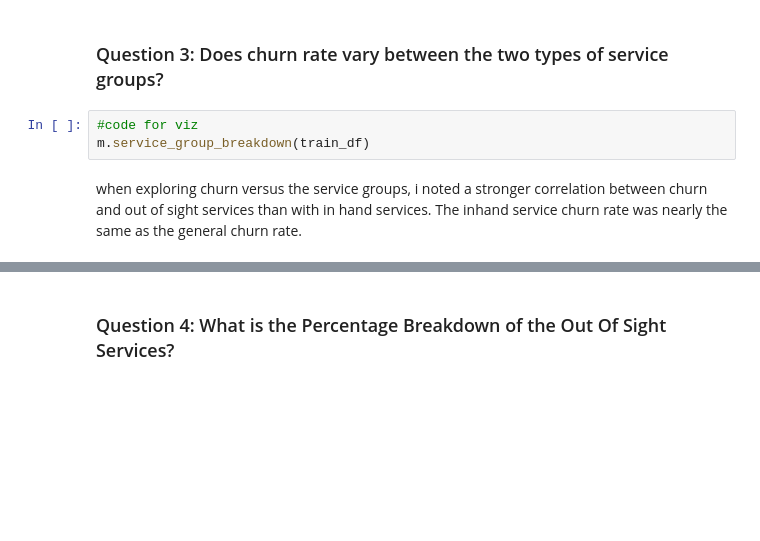
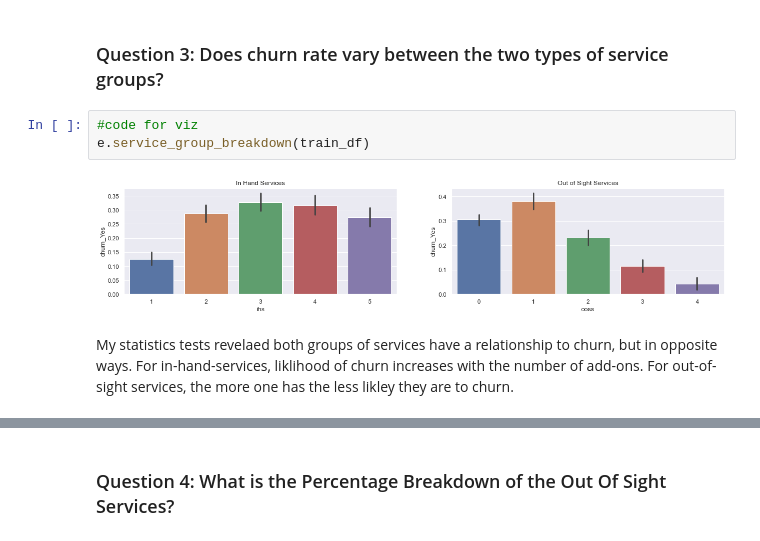
Before and after one commit to Naomi-SB/Codeup-Project-1-Classification-on-Telco-Data, a Jupyter notebook: MVP.ipynb, the cells around one changed output, grey strips where cells are left out. Drawn from its saved outputs; the diff is of its cells as text; blank space fills up the shorter version.

```diff
--- a/MVP.ipynb
+++ b/MVP.ipynb
@@ -77,6 +115,8 @@ The churn rate does vary significantly among different types of households. The
 ### Question 3:  Does churn rate vary between the two types of service groups?
 # %%
 #code for viz
-m.service_group_breakdown(train_df)
+e.service_group_breakdown(train_df)
+# %% [output]
+[figure, added]
 # %% [markdown]
-when exploring churn versus the service groups, i noted a stronger correlation between churn and out of sight services than with in hand services. The inhand service churn rate was nearly the same as the general churn rate.
+My statistics tests revelaed both groups of services have a relationship to churn, but in opposite ways. For in-hand-services, liklihood of churn increases with the number of add-ons. For out-of-sight services, the more one has the less likley they are to churn.
```
Also changed, not shown: parts of 27 cells of this notebook, 4 other files.
